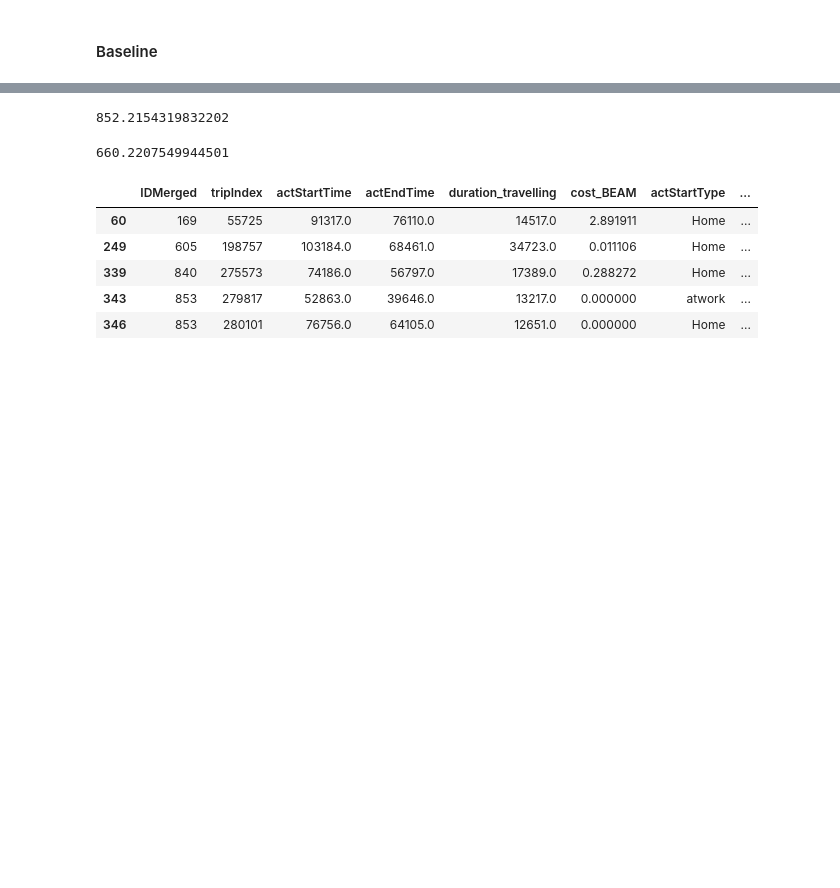
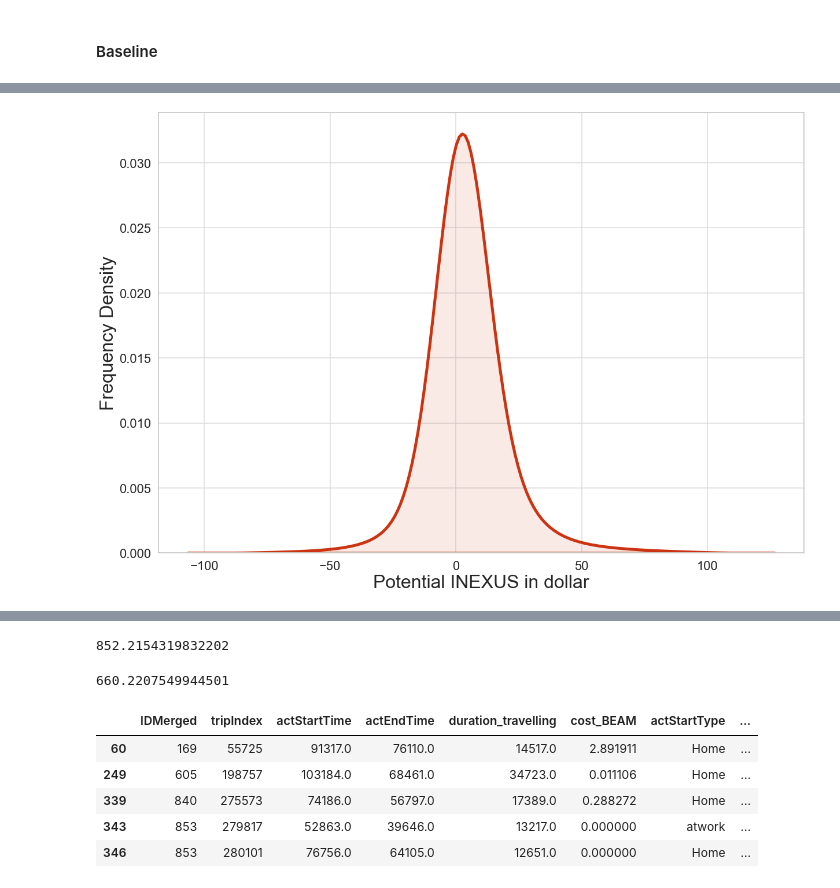
Before and after one commit to LBNL-UCB-STI/beam-core-analysis, a Jupyter notebook: Users/Nazanin/Stacked_Person_Trip_Dataset-Ridehail_price_recalibrated.ipynb, the cells around one changed output, grey strips where cells are left out. Saved outputs shown, nothing was run; the diff lists cells and outputs as text; code cells hidden in the pictures; blank space fills up the shorter version.

Commit message:
INEXUS Updates

```diff
--- a/Users/Nazanin/Stacked_Person_Trip_Dataset-Ridehail_price_recalibrated.ipynb
+++ b/Users/Nazanin/Stacked_Person_Trip_Dataset-Ridehail_price_recalibrated.ipynb
@@ -41,0 +56,2 @@ Wall time: 1min 32s
+# %%
+sfbase['c_ivt'] = np.select(conditions, choices, default=np.nan)
@@ -41,0 +70,4 @@ Wall time: 1min 32s
+# %%
+%%time
+#this alpha will convert the INEXUS values to cents per minute
+sfbase['alpha'] = 0.6 *(sfbase['c_ivt'])/(sfbase['value_of_time'])
@@ -41,0 +77,2 @@ Wall time: 1min 32s
+# %%
+sfbase['Potential_INEXUS_in_dollar_2023'] = ((sfbase['logsum_trip_Potential_INEXUS']/sfbase['alpha'])/100)*1.75
@@ -41,0 +91,2 @@ Wall time: 1min 32s
+# %%
+sfbase_plot = sfbase[(sfbase['Potential_INEXUS_in_dollar_2023']>-80)&(sfbase['Potential_INEXUS_in_dollar_2023']<100)]
@@ -41,0 +105,25 @@ Wall time: 1min 32s
+# %%
+sns.set(rc={'figure.figsize':(20,14)})
+sns.set_context('talk')
+
+sns.set_style("whitegrid",{'grid.color': 'gainsboro'})
+#'whitesmoke': a very light grey color with a hint of blue.
+#'gainsboro': a very light grey color with a hint of blue-green.
+#'lightgray': a slightly lighter shade of grey than 'lightgrey'.
+#'lavender'
+
+ax=sns.kdeplot(data=sfbase_plot, x="Potential_INEXUS_in_dollar_2023",
+            fill=True, common_norm=False, common_grid = False, alpha=0.1, color="#CC3311", bw_adjust =12, linewidth =5)
+
+#sns.move_legend(ax, labels = ['Lowest 10% Income','Highest 10% Income'], loc="right", bbox_to_anchor=(1.25, 0.6), ncol=1, title=None, frameon=True)
+
+#plt.xlim(-100, 100)
+plt.xlabel('Potential INEXUS in dollar', fontsize=32)
+plt.ylabel('Frequency Density', fontsize=32)
+ax.yaxis.set_tick_params(labelsize = 22)
+ax.xaxis.set_tick_params(labelsize = 22)
+#plt.savefig('baseline_mand.svg', format='svg')
+#plt.savefig('density_baseline.svg', bbox_extra_artists=(ax.legend(['Lowest 10% Income','Highest 10% Income'], loc="best", fontsize=34),), bbox_inches='tight')
+#plt.savefig('density_income_baseline.png', bbox_extra_artists=(ax.legend(['Lowest 10% Income','Highest 10% Income'], loc="best", fontsize=34),), bbox_inches='tight', dpi = 1000)
+# %% [output]
+[figure, added]
```
Also changed, not shown: parts of 9 cells of this notebook, 13 other files.
